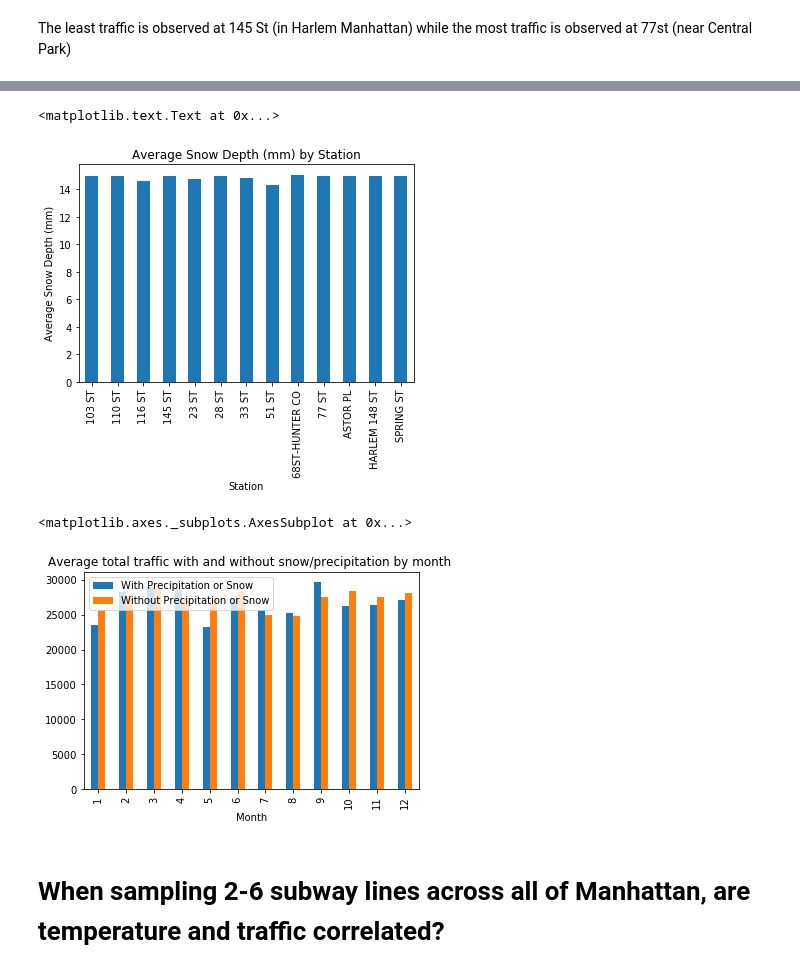
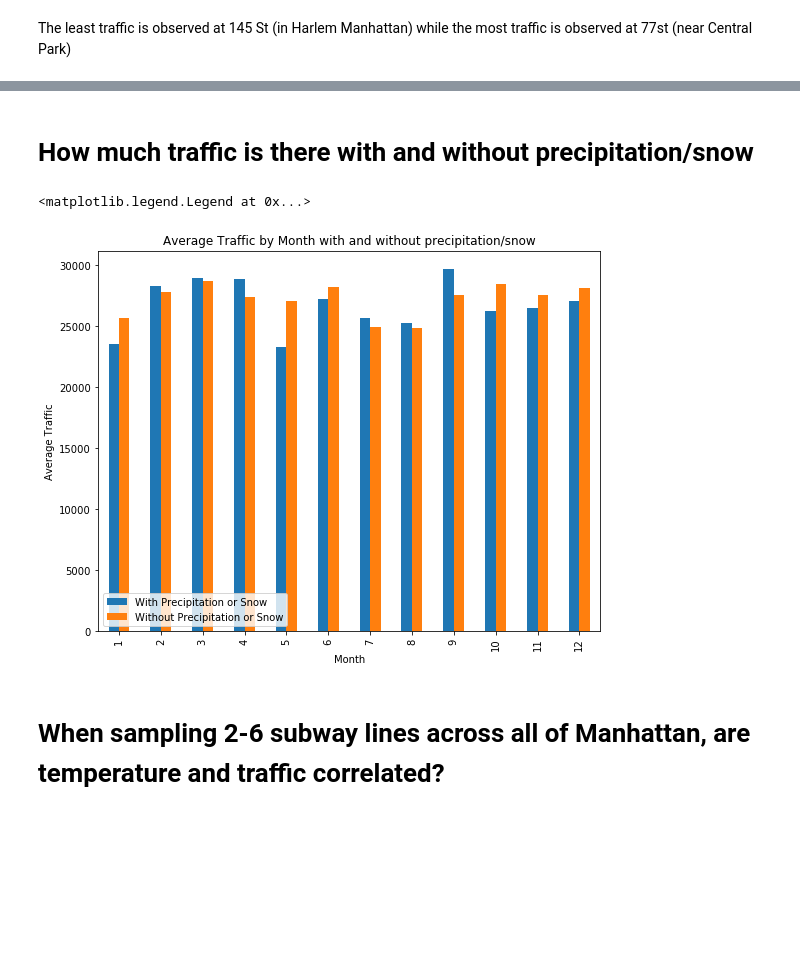
Before and after one commit to kylegilde/data602-finalproject, a Jupyter notebook: MTA_weather.ipynb, the cells around one changed output, grey strips where cells are left out. Cells and saved outputs as stored; diff of their text form; code cells hidden in the pictures; blank space fills up the shorter version.

Commit message:
Analysis with Station + Conclusion

```diff
--- a/MTA_weather.ipynb
+++ b/MTA_weather.ipynb
@@ -433,33 +418,26 @@ precip_station_plot.set_ylabel("Average Precipitation (mm)")
-# %%
-#Average Snow Depth (m) by station
-
-snow_by_station = MTA_weather_df.groupby('Station')['Snow Depth (mm)'].mean()
-
-snow_station_plot = snow_by_station.plot(kind='bar', legend = None, title = 'Average Snow Depth (mm) by Station')
-
-snow_station_plot.set_xlabel("Station")
-snow_station_plot.set_ylabel("Average Snow Depth (mm)")
-# %% [output]
-<matplotlib.text.Text at 0x...>
-[figure, removed]
+# %% [markdown]
+# How much traffic is there with and without precipitation/snow
 # %%
+    #Separate dataset into those days with precipitation and those without
+    with_precip_snow = MTA_weather_df[(MTA_weather_df['Precipitation (mm)'] > 0) | (MTA_weather_df['Snow Depth (mm)'] > 0)]
+    with_mean_traffic = np.mean(with_precip_snow['Total Traffic'])
+    without_precip_snow = MTA_weather_df[(MTA_weather_df['Precipitation (mm)'] == 0) | (MTA_weather_df['Snow Depth (mm)'] == 0)]
+    without_mean_traffic = np.mean(without_precip_snow['Total Traffic'])
 
-    #Separate dataset into those days with precipitation and those without
-with_precip_snow = MTA_weather_df[(MTA_weather_df['Precipitation (mm)'] > 0) | (MTA_weather_df['Snow Depth (mm)'] > 0)]
-with_mean_traffic = np.mean(with_precip_snow['Total Traffic'])
-without_precip_snow = MTA_weather_df[(MTA_weather_df['Precipitation (mm)'] == 0) | (MTA_weather_df['Snow Depth (mm)'] == 0)]
-without_mean_traffic = np.mean(without_precip_snow['Total Traffic'])
+    with_precip = with_precip_snow.groupby('Month')['Total Traffic'].mean()
+    without_precip = without_precip_snow.groupby('Month')['Total Traffic'].mean()
 
-with_precip = with_precip_snow.groupby('Month')['Total Traffic'].mean()
-without_precip = without_precip_snow.groupby('Month')['Total Traffic'].mean()
+    all_precip = pd.DataFrame()
+    all_precip['With Precipitation or Snow'] = with_precip
+    all_precip['Without Precipitation or Snow'] = without_precip
 
-all_precip = pd.DataFrame()
-all_precip['With Precipitation or Snow'] = with_precip
-all_precip['Without Precipitation or Snow'] = without_precip
-all_precip.plot.bar(title = 'Average total traffic with and without snow/precipitation by month ')
+    my_plot_weather = all_precip.plot(kind='bar',stacked=False,title="Average Traffic by Month with and without precipitation/snow",figsize=(9, 7))
+    my_plot_weather.set_xlabel("Month")
+    my_plot_weather.set_ylabel("Average Traffic")
+    my_plot_weather.legend(loc=3,ncol=1)
 # %% [output]
-<matplotlib.axes._subplots.AxesSubplot at 0x...>
+<matplotlib.legend.Legend at 0x...>
-[figure, old version]
+[figure, new version]
 # %% [markdown]
 # When sampling 2-6 subway lines across all of Manhattan, are temperature and traffic correlated?
 # %%
```
Also changed, not shown: parts of 40 cells of this notebook.
